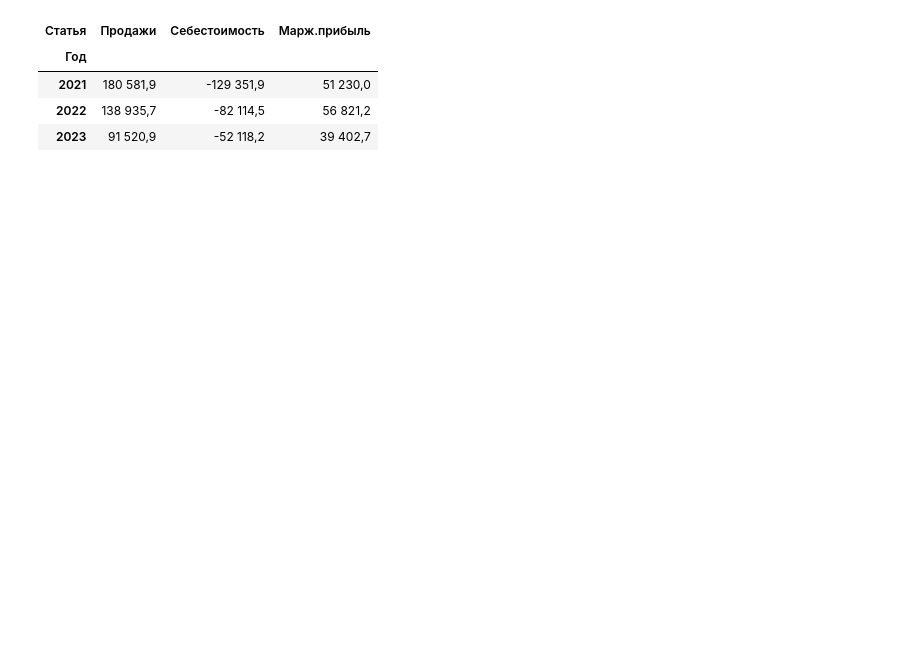
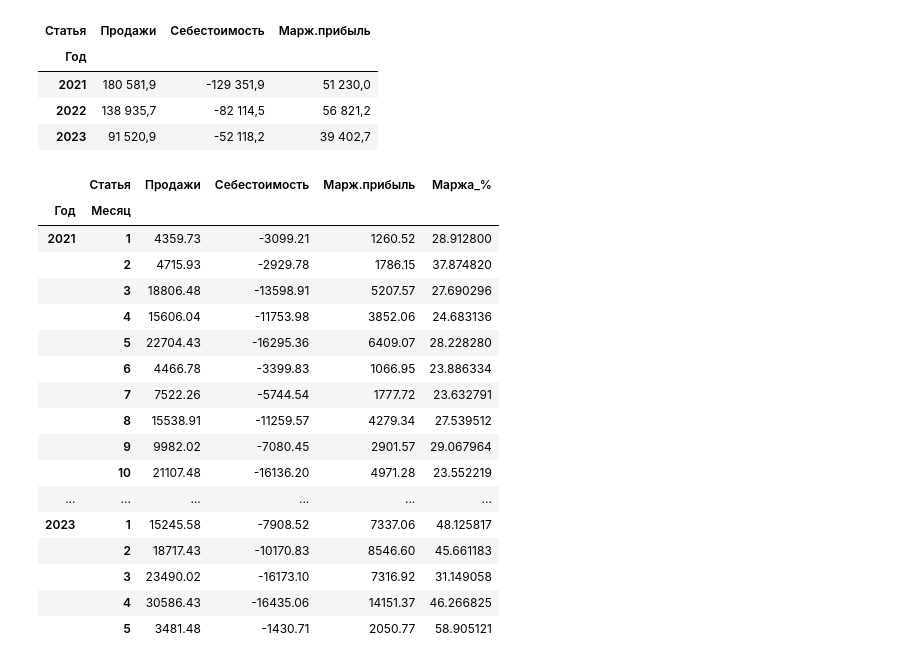
Before and after one commit to Smolenishev/streamlit-test_1-app, a Jupyter notebook: test_1.ipynb, the cells around one changed output. Cells and saved outputs as stored; diff of their text form; code cells hidden in the pictures; blank space fills up the shorter version.

```diff
--- a/test_1.ipynb
+++ b/test_1.ipynb
@@ -68,3 +73,30 @@ pt01
 | 2021 | 180 581,9 | -129 351,9 | 51 230,0 |
 | 2022 | 138 935,7 | -82 114,5 | 56 821,2 |
 | 2023 | 91 520,9 | -52 118,2 | 39 402,7 |
+# %%
+pt1 = pd.pivot_table(df, index=['Статья'], values=['ДС'], columns=['Год', 'Месяц'], aggfunc='sum', fill_value='', margins=False).round(2)
+pt1 = pt1['ДС']
+pt1 = pt1.transpose()
+pt1['Марж.прибыль'] = pt1['Продажи'] + pt1['Себестоимость']
+pt1['Маржа_%'] = (pt1['Марж.прибыль']/pt1['Продажи'])*100
+
+pt1
+# %% [output]
+|  | Статья | Продажи | Себестоимость | Марж.прибыль | Маржа_% |
+| Год | Месяц |  |  |  |  |
+| 2021 | 1 | 4359.73 | -3099.21 | 1260.52 | 28.912800 |
+|  | 2 | 4715.93 | -2929.78 | 1786.15 | 37.874820 |
+|  | 3 | 18806.48 | -13598.91 | 5207.57 | 27.690296 |
+|  | 4 | 15606.04 | -11753.98 | 3852.06 | 24.683136 |
+|  | 5 | 22704.43 | -16295.36 | 6409.07 | 28.228280 |
+|  | 6 | 4466.78 | -3399.83 | 1066.95 | 23.886334 |
+|  | 7 | 7522.26 | -5744.54 | 1777.72 | 23.632791 |
+|  | 8 | 15538.91 | -11259.57 | 4279.34 | 27.539512 |
+|  | 9 | 9982.02 | -7080.45 | 2901.57 | 29.067964 |
+|  | 10 | 21107.48 | -16136.20 | 4971.28 | 23.552219 |
+| ... | ... | ... | ... | ... | ... |
+| 2023 | 1 | 15245.58 | -7908.52 | 7337.06 | 48.125817 |
+|  | 2 | 18717.43 | -10170.83 | 8546.60 | 45.661183 |
+|  | 3 | 23490.02 | -16173.10 | 7316.92 | 31.149058 |
+|  | 4 | 30586.43 | -16435.06 | 14151.37 | 46.266825 |
+|  | 5 | 3481.48 | -1430.71 | 2050.77 | 58.905121 |
```
Also changed, not shown: parts of 4 cells of this notebook.
